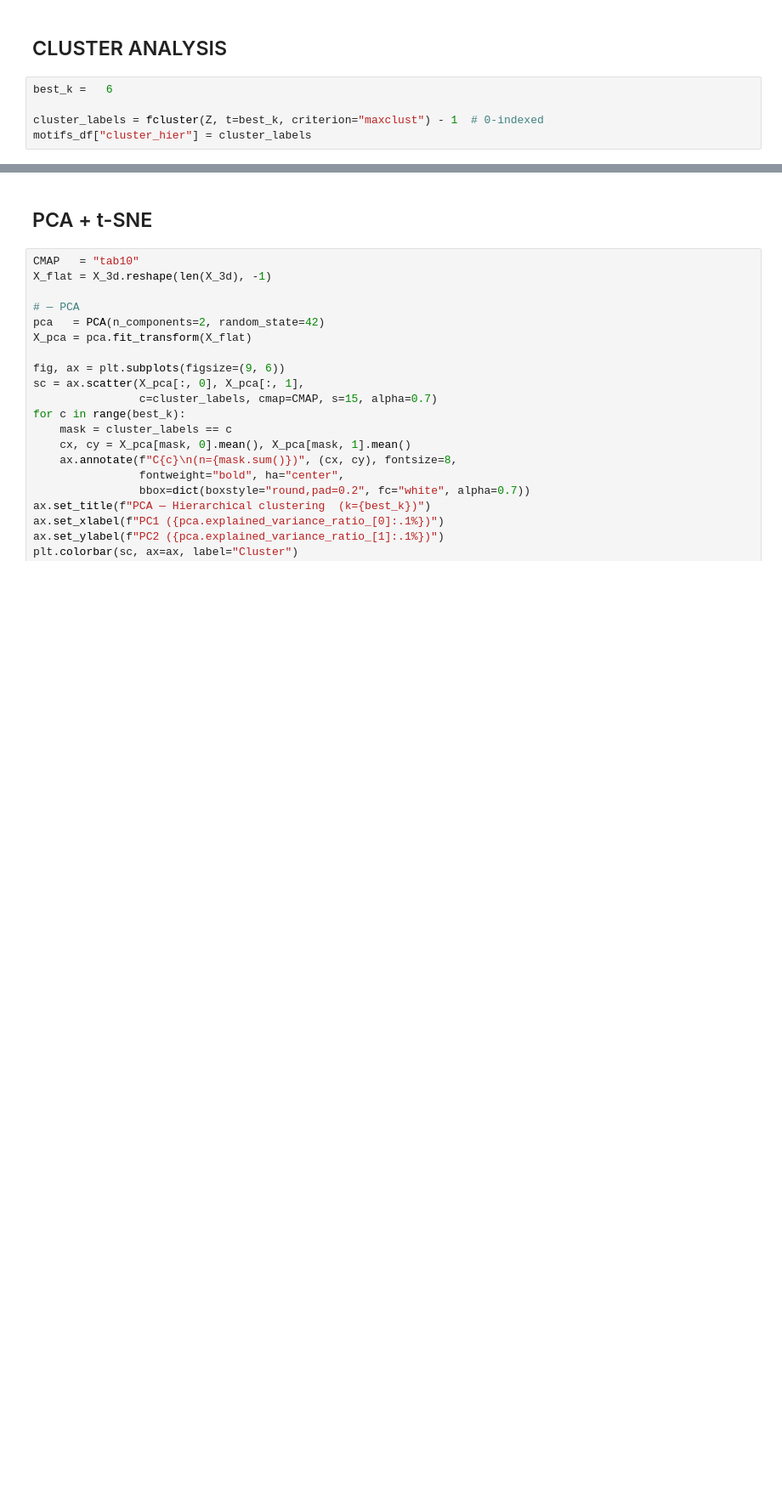
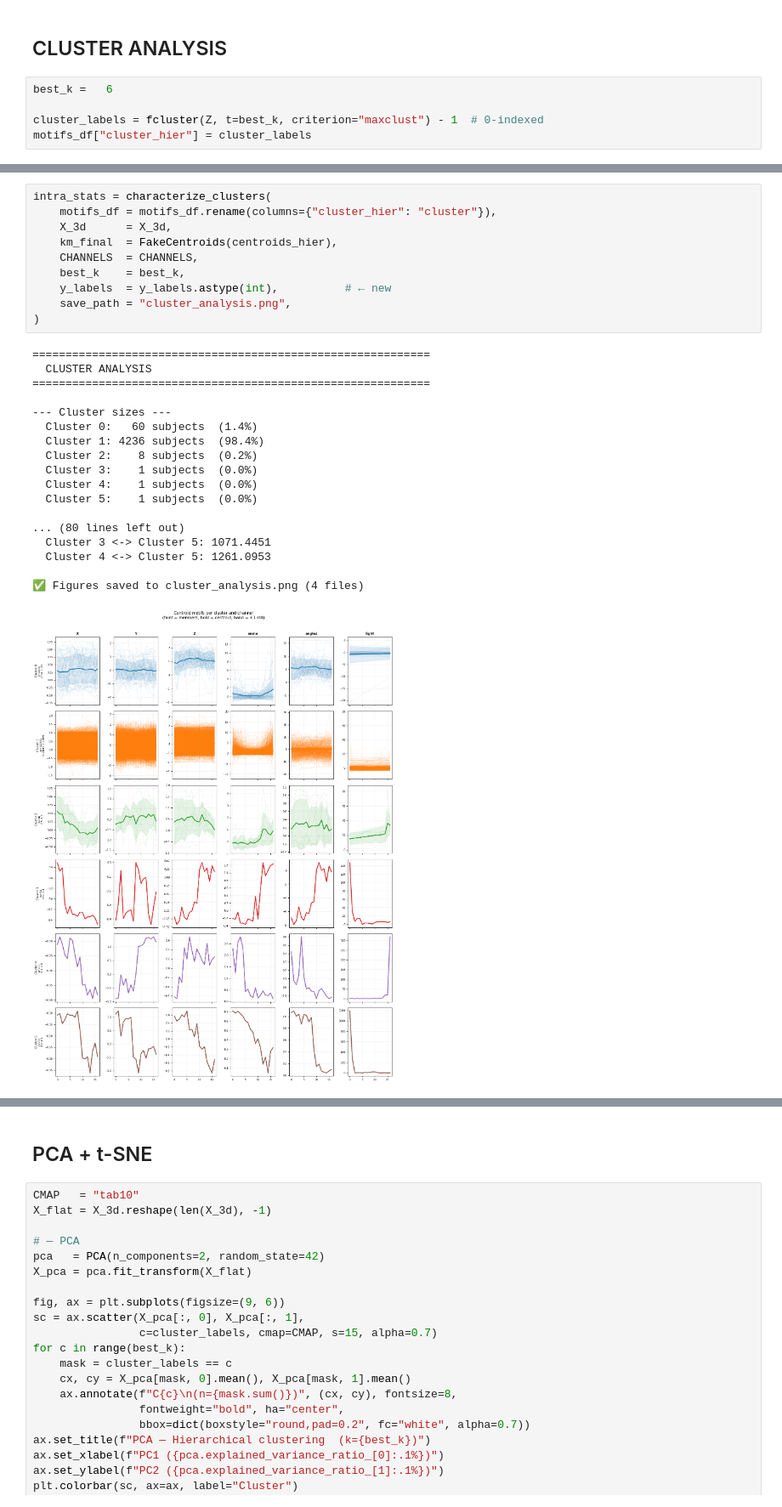
Before and after one commit to alicecalderini/DATAMINING_2-Project, a Jupyter notebook: 10. TIME SERIES/4.CLUSTERING HIERARCHICAL.ipynb, the cells around one changed output, grey strips where cells are left out. Shown at 85% size. Drawn from its saved outputs; the diff is of its cells as text; blank space fills up the shorter version.

```diff
--- a/10. TIME SERIES/4.CLUSTERING HIERARCHICAL.ipynb
+++ b/10. TIME SERIES/4.CLUSTERING HIERARCHICAL.ipynb
@@ -502,0 +1049,29 @@ CLUSTER ANALYSIS
+# %%
+intra_stats = characterize_clusters(
+    motifs_df = motifs_df.rename(columns={"cluster_hier": "cluster"}),
+    X_3d      = X_3d,
+    km_final  = FakeCentroids(centroids_hier),
+    CHANNELS  = CHANNELS,
+    best_k    = best_k,
+    y_labels  = y_labels.astype(int),          # ← new
+    save_path = "cluster_analysis.png",
+)
+# %% [output]
+============================================================
+  CLUSTER ANALYSIS
+============================================================
+
+--- Cluster sizes ---
+  Cluster 0:   60 subjects  (1.4%)
+  Cluster 1: 4236 subjects  (98.4%)
+  Cluster 2:    8 subjects  (0.2%)
+  Cluster 3:    1 subjects  (0.0%)
+  Cluster 4:    1 subjects  (0.0%)
+  Cluster 5:    1 subjects  (0.0%)
+
+... (80 lines left out)
+  Cluster 3 <-> Cluster 5: 1071.4451
+  Cluster 4 <-> Cluster 5: 1261.0953
+
+✅ Figures saved to cluster_analysis.png (4 files)
+[figure, added]
```
Also changed, not shown: parts of 23 cells of this notebook, 1 other file.
